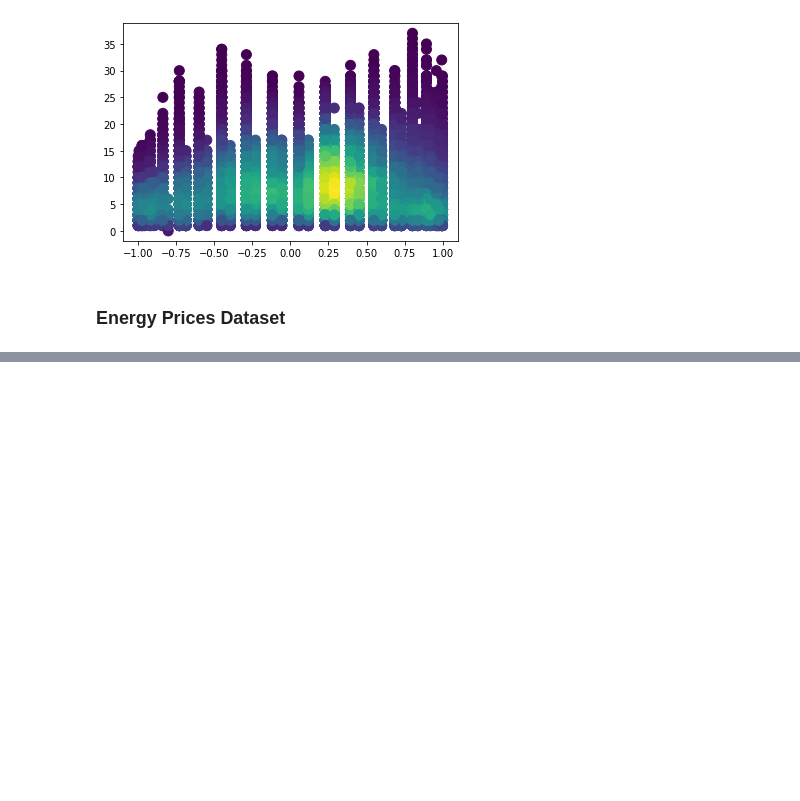
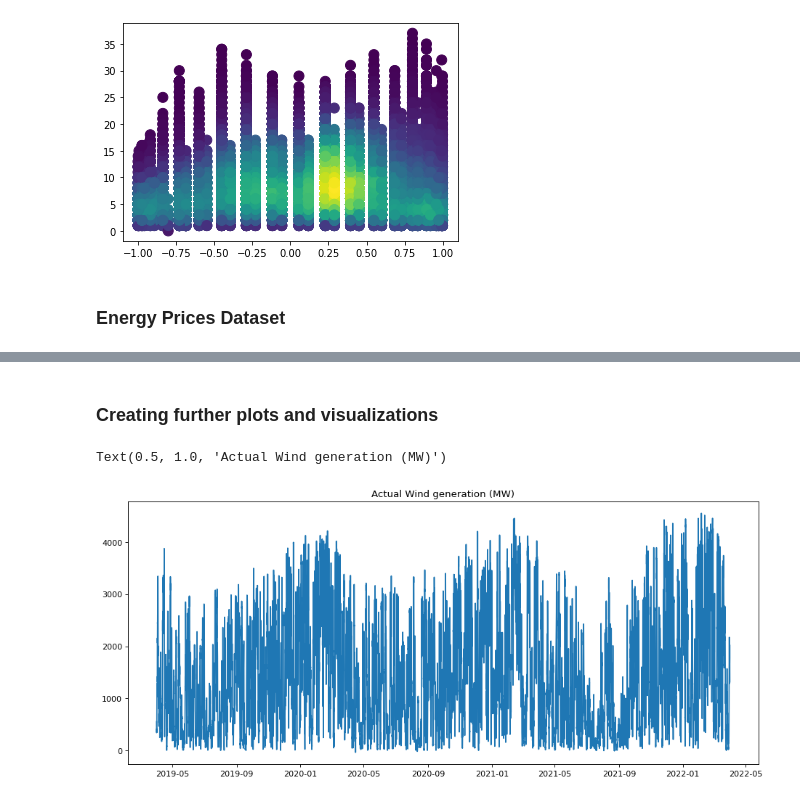
Before and after one commit to kevinTheQuigley/chargeTimeAnalytics, a Jupyter notebook: ChargeTimeAnalyticsNotebook2.ipynb, the cells around one changed output, grey strips where cells are left out. Drawn from its saved outputs; the diff is of its cells as text; code cells hidden in the pictures; blank space fills up the shorter version.

```diff
--- a/ChargeTimeAnalyticsNotebook2.ipynb
+++ b/ChargeTimeAnalyticsNotebook2.ipynb
@@ -1444,0 +1575,25 @@ for std_int in [-2, -1, 1, 2]: # Going through different stds from the mean
+# %% [markdown]
+### Creating further plots and visualizations
+# %%
+import matplotlib.pyplot as plt
+import matplotlib.dates as mdates
+import matplotlib.dates as md
+from matplotlib.pyplot import figure
+
+figure(figsize=(14, 6), dpi=80)
+tail=df1.tail(24*7)
+y=df1['ActualWind']
+x=df1['date2']
+
+
+plt.gca().xaxis.set_major_formatter(mdates.DateFormatter('%Y-%m'))
+#plt.gca().xaxis.set_major_locator(mdates.DayLocator())
+plt.plot(x,y)
+plt.gca().xaxis.set_major_formatter(md.DateFormatter('%Y-%m'))
+#plt.gca().xaxis.set_major_locator(md.HourLocator(byhour = [0, 6, 12, 18]))
+#plt.gca().xaxis.set_major_locator(md.HourLocator(byhour = [0 ]))
+plt.title('Actual Wind generation (MW)')
+#plt.gcf().autofmt_xdate()
+# %% [output]
+Text(0.5, 1.0, 'Actual Wind generation (MW)')
+[figure, added]
```
Also changed, not shown: parts of 58 cells of this notebook, 2 other files.
